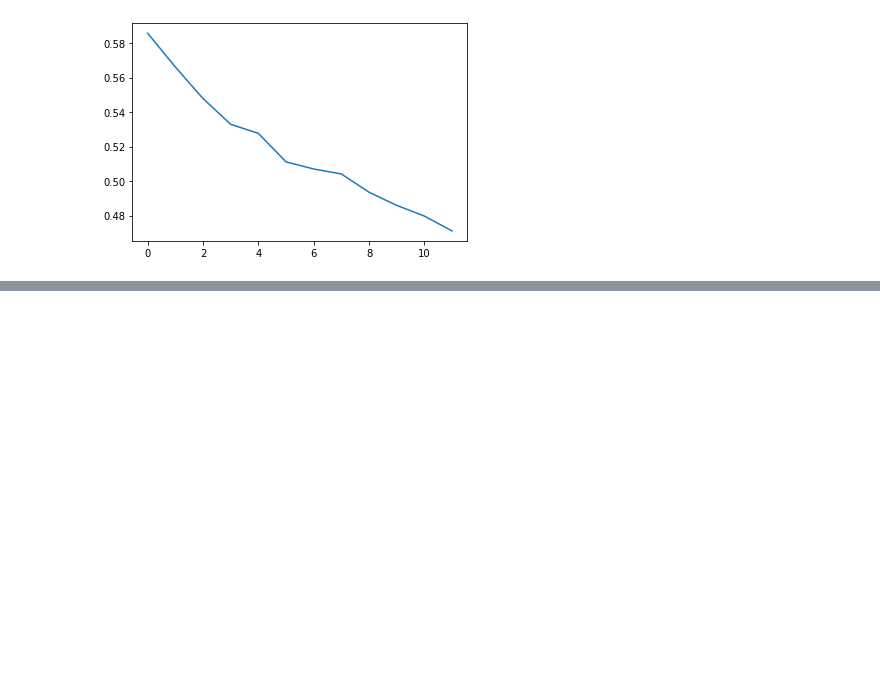
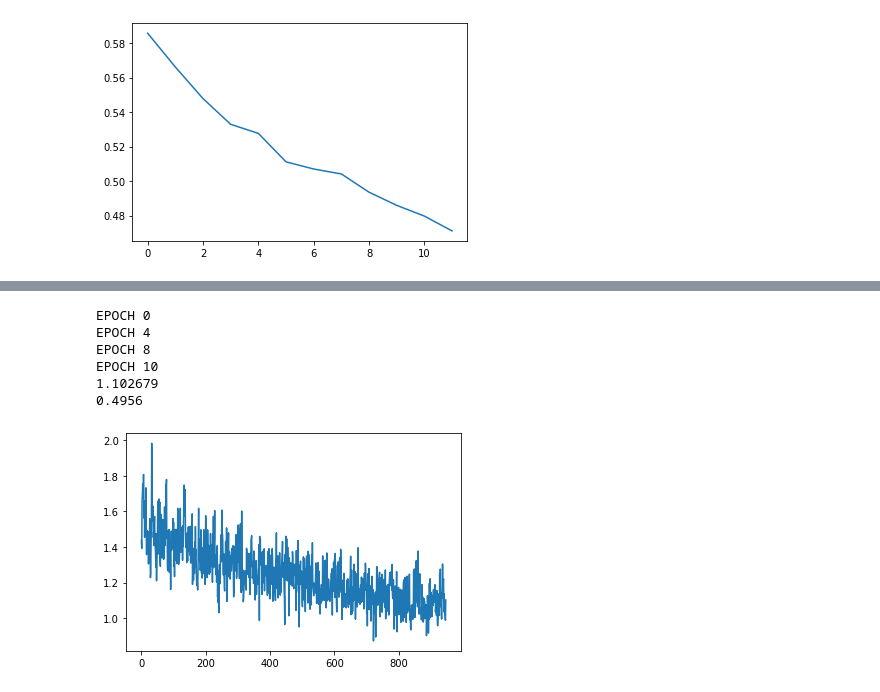
Before and after one commit to AleksandrPanov/dl-unn.github.io, a Jupyter notebook: my_homework/task2/lab2.ipynb, the cells around one changed output, grey strips where cells are left out. Drawn from its saved outputs; the diff is of its cells as text; code cells hidden in the pictures; blank space fills up the shorter version.

```diff
--- a/my_homework/task2/lab2.ipynb
+++ b/my_homework/task2/lab2.ipynb
@@ -523,0 +551,17 @@ KeyboardInterrupt:
+# %%
+epoch = 12
+fin_net2 = copy.deepcopy(fin_net1)
+Net.const_coeff = 0.25
+Net.const_alpha = 0.9
+loss, error = fin_net2.fit(X, Labels, epoch, True)
+print(loss[-1])
+plt.plot(loss)
+print(np.mean(Y_test == fin_net2.get_classes(X_test)))
+# %% [output]
+EPOCH 0
+EPOCH 4
+EPOCH 8
+EPOCH 10
+1.102679
+0.4956
+[figure, added]
```
Also changed, not shown: parts of 14 cells of this notebook.
